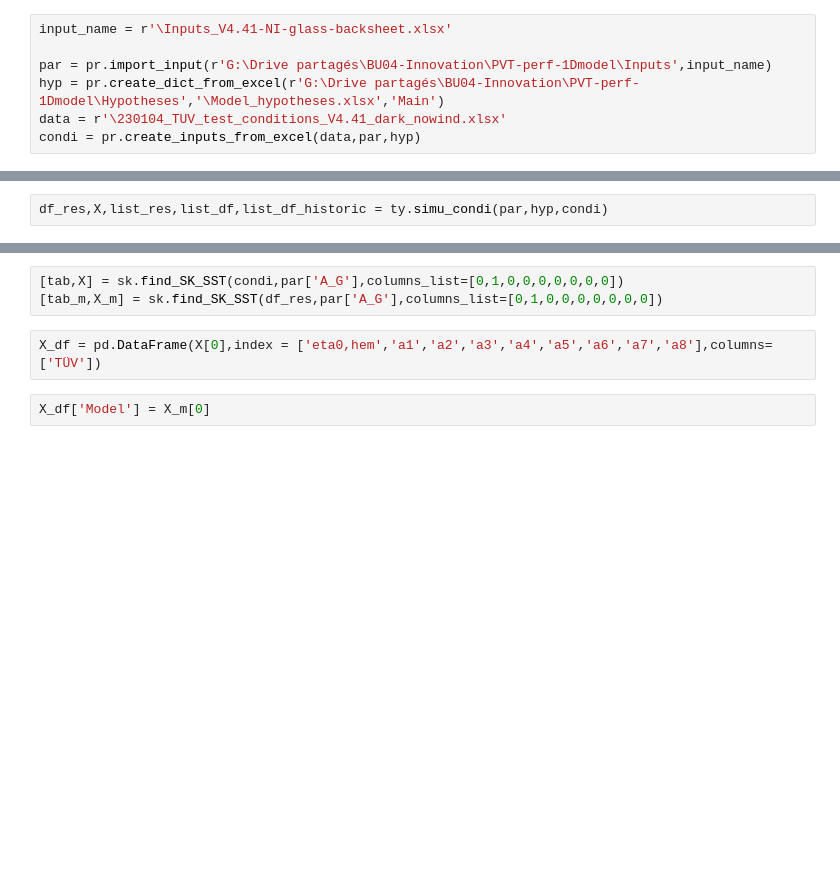
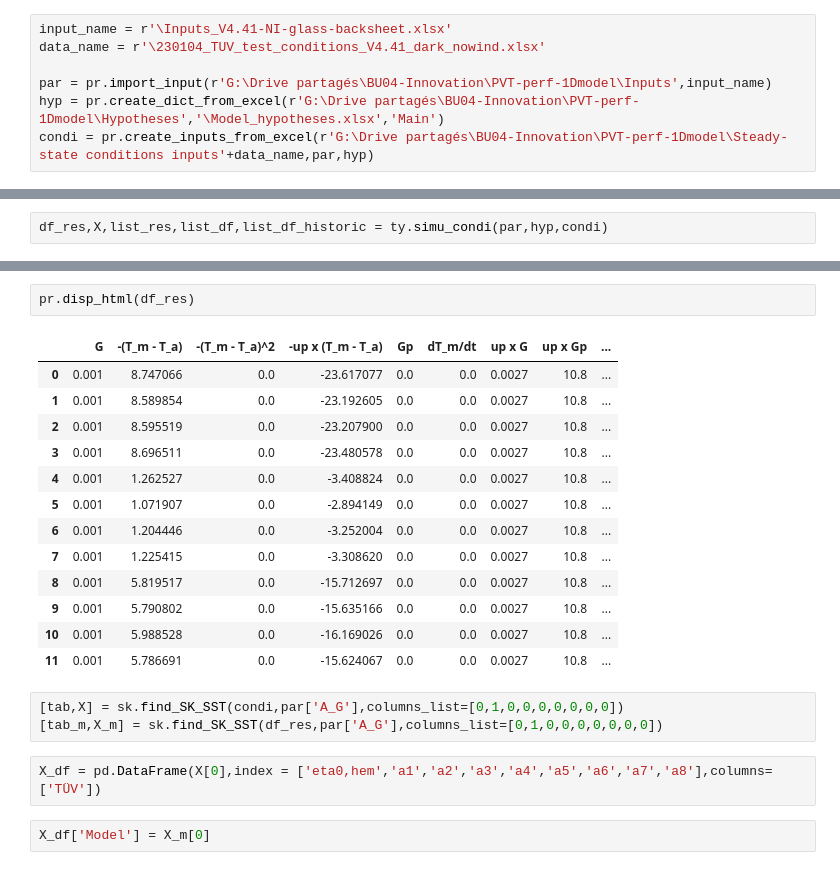
Before and after one commit to valentindelachaux/PVT-thermal-performance-model, a Jupyter notebook: run_model_V4.41GB-dark-no-wind.ipynb, the cells around one changed output, grey strips where cells are left out. Saved outputs shown, nothing was run; the diff lists cells and outputs as text; blank space fills up the shorter version.

```diff
--- a/run_model_V4.41GB-dark-no-wind.ipynb
+++ b/run_model_V4.41GB-dark-no-wind.ipynb
@@ -32,8 +32,8 @@ import SK_standard as sk
 import networkx as nx
 # %%
 input_name = r'\Inputs_V4.41-NI-glass-backsheet.xlsx'
+data_name = r'\230104_TUV_test_conditions_V4.41_dark_nowind.xlsx'
 
 par = pr.import_input(r'G:\Drive partagés\BU04-Innovation\PVT-perf-1Dmodel\Inputs',input_name)
 hyp = pr.create_dict_from_excel(r'G:\Drive partagés\BU04-Innovation\PVT-perf-1Dmodel\Hypotheses','\Model_hypotheses.xlsx','Main')
-data = r'\230104_TUV_test_conditions_V4.41_dark_nowind.xlsx'
-condi = pr.create_inputs_from_excel(data,par,hyp)
+condi = pr.create_inputs_from_excel(r'G:\Drive partagés\BU04-Innovation\PVT-perf-1Dmodel\Steady-state conditions inputs'+data_name,par,hyp)
@@ -55,3 +138,19 @@ pr.display_a_i(X)
+# %%
+pr.disp_html(df_res)
+# %% [output]
+|  | G | -(T_m - T_a) | -(T_m - T_a)^2 | -up x (T_m - T_a) | Gp | dT_m/dt | up x G | up x Gp | ... |
+| 0 | 0.001 | 8.747066 | 0.0 | -23.617077 | 0.0 | 0.0 | 0.0027 | 10.8 | ... |
+| 1 | 0.001 | 8.589854 | 0.0 | -23.192605 | 0.0 | 0.0 | 0.0027 | 10.8 | ... |
+| 2 | 0.001 | 8.595519 | 0.0 | -23.207900 | 0.0 | 0.0 | 0.0027 | 10.8 | ... |
+| 3 | 0.001 | 8.696511 | 0.0 | -23.480578 | 0.0 | 0.0 | 0.0027 | 10.8 | ... |
+| 4 | 0.001 | 1.262527 | 0.0 | -3.408824 | 0.0 | 0.0 | 0.0027 | 10.8 | ... |
+| 5 | 0.001 | 1.071907 | 0.0 | -2.894149 | 0.0 | 0.0 | 0.0027 | 10.8 | ... |
+| 6 | 0.001 | 1.204446 | 0.0 | -3.252004 | 0.0 | 0.0 | 0.0027 | 10.8 | ... |
+| 7 | 0.001 | 1.225415 | 0.0 | -3.308620 | 0.0 | 0.0 | 0.0027 | 10.8 | ... |
+| 8 | 0.001 | 5.819517 | 0.0 | -15.712697 | 0.0 | 0.0 | 0.0027 | 10.8 | ... |
+| 9 | 0.001 | 5.790802 | 0.0 | -15.635166 | 0.0 | 0.0 | 0.0027 | 10.8 | ... |
+| 10 | 0.001 | 5.988528 | 0.0 | -16.169026 | 0.0 | 0.0 | 0.0027 | 10.8 | ... |
+| 11 | 0.001 | 5.786691 | 0.0 | -15.624067 | 0.0 | 0.0 | 0.0027 | 10.8 | ... |
 # %%
 [tab,X] = sk.find_SK_SST(condi,par['A_G'],columns_list=[0,1,0,0,0,0,0,0,0])
 [tab_m,X_m] = sk.find_SK_SST(df_res,par['A_G'],columns_list=[0,1,0,0,0,0,0,0,0])
```
Also changed, not shown: parts of 6 cells of this notebook, 22 other files.
